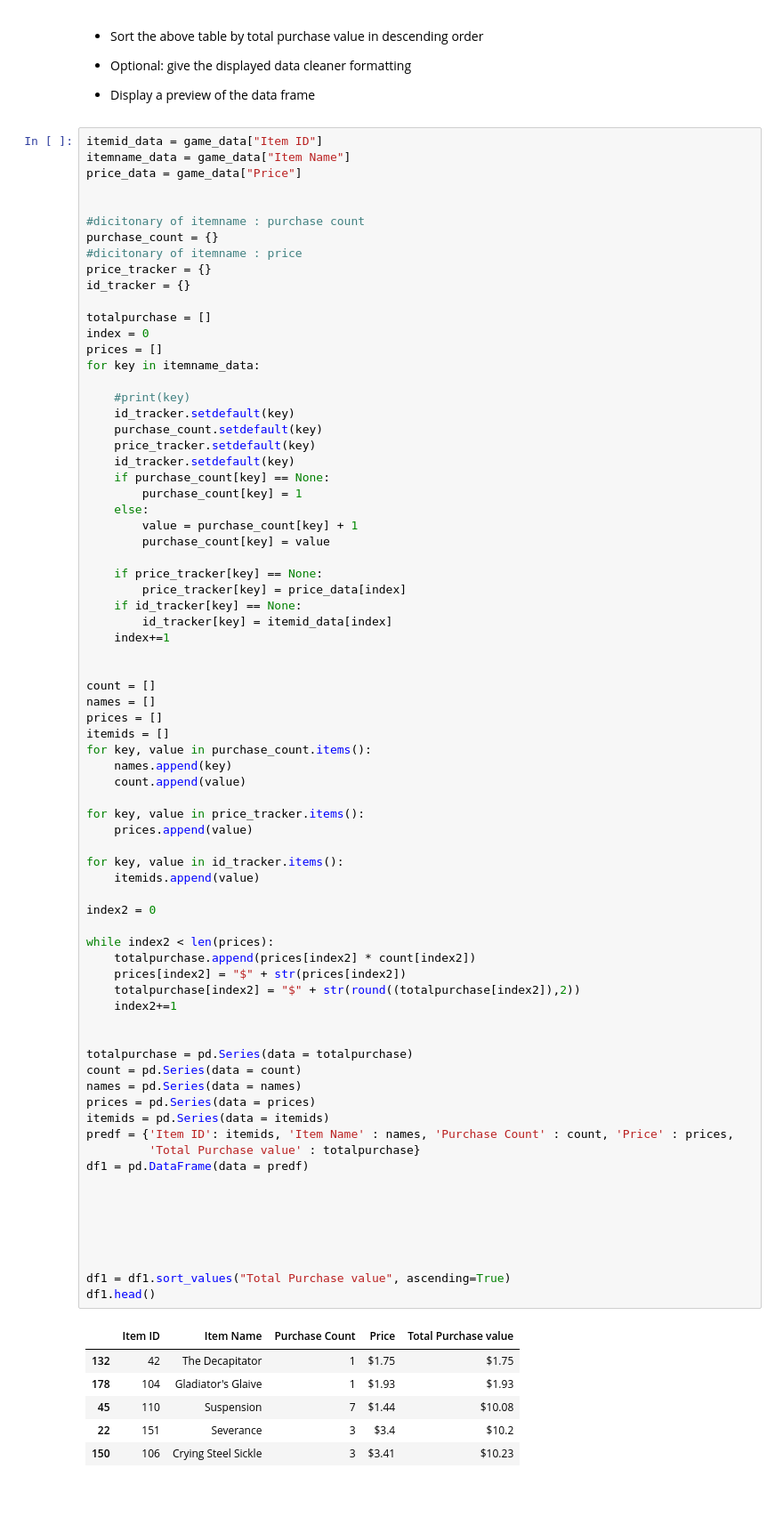
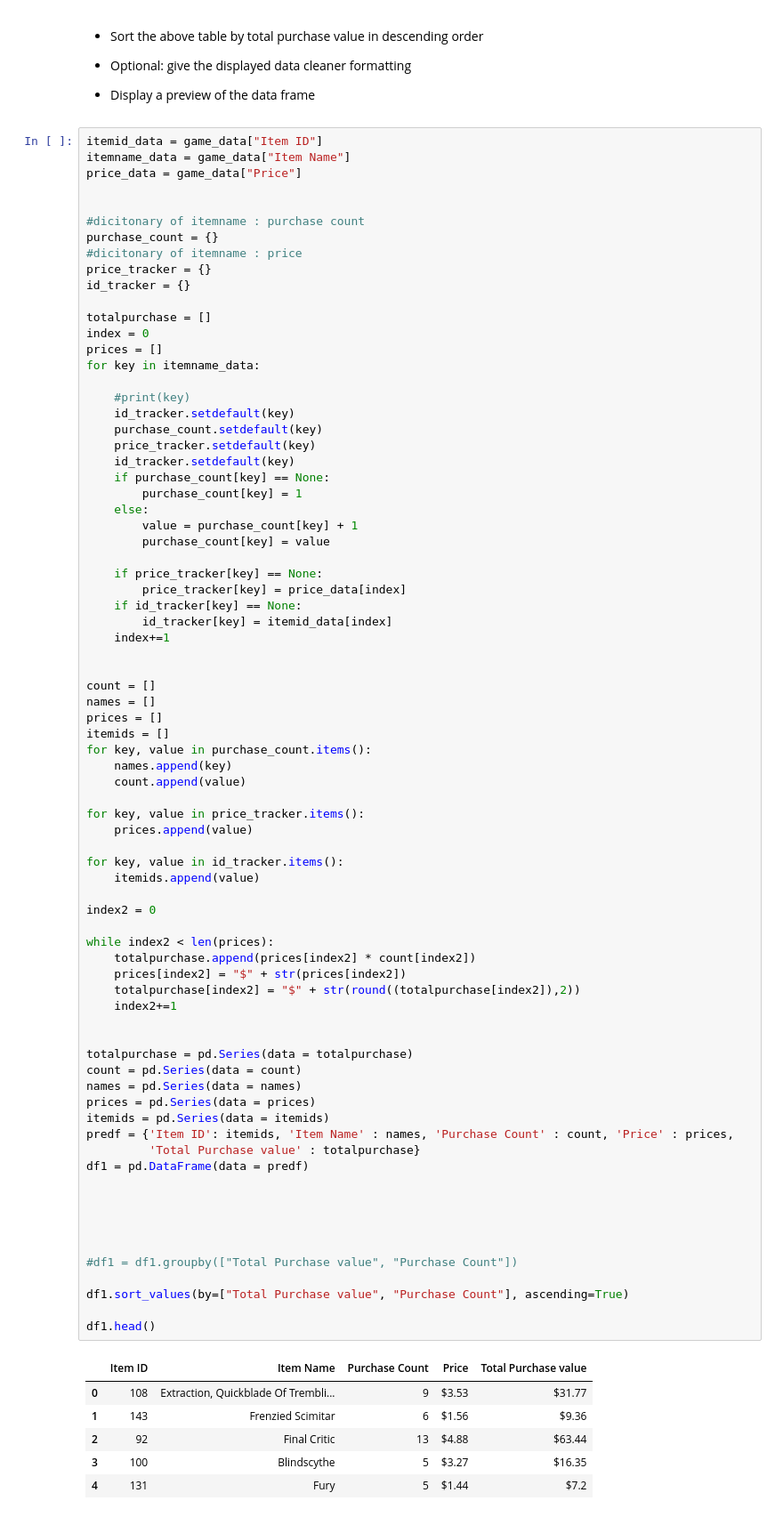
Before and after one commit to jbeachy21/HeroesOfPymoli, a Jupyter notebook: HeroesOfPymoli/HeroesOfPymoli_starter.ipynb, the cells around one changed output. Shown at 89% size. Saved outputs shown, nothing was run; the diff lists cells and outputs as text.

```diff
--- a/HeroesOfPymoli/HeroesOfPymoli_starter.ipynb
+++ b/HeroesOfPymoli/HeroesOfPymoli_starter.ipynb
@@ -657,36 +657,38 @@ for key, value in price_tracker.items():
 
 for key, value in id_tracker.items():
     itemids.append(value)
 
 index2 = 0
 
 while index2 < len(prices):
     totalpurchase.append(prices[index2] * count[index2])
     prices[index2] = "$" + str(prices[index2])
     totalpurchase[index2] = "$" + str(round((totalpurchase[index2]),2))
     index2+=1
 
 
 totalpurchase = pd.Series(data = totalpurchase)
 count = pd.Series(data = count)
 names = pd.Series(data = names)
 prices = pd.Series(data = prices)
 itemids = pd.Series(data = itemids)
 predf = {'Item ID': itemids, 'Item Name' : names, 'Purchase Count' : count, 'Price' : prices,
          'Total Purchase value' : totalpurchase}
 df1 = pd.DataFrame(data = predf)
 
 
 
 
 
+#df1 = df1.groupby(["Total Purchase value", "Purchase Count"])
 
-df1 = df1.sort_values("Total Purchase value", ascending=True)
+df1.sort_values(by=["Total Purchase value", "Purchase Count"], ascending=True)
+
 df1.head()
 # %% [output]
 |  | Item ID | Item Name | Purchase Count | Price | Total Purchase value |
-| 132 | 42 | The Decapitator | 1 | $1.75 | $1.75 |
-| 178 | 104 | Gladiator's Glaive | 1 | $1.93 | $1.93 |
-| 45 | 110 | Suspension | 7 | $1.44 | $10.08 |
-| 22 | 151 | Severance | 3 | $3.4 | $10.2 |
-| 150 | 106 | Crying Steel Sickle | 3 | $3.41 | $10.23 |
+| 0 | 108 | Extraction, Quickblade Of Trembli... | 9 | $3.53 | $31.77 |
+| 1 | 143 | Frenzied Scimitar | 6 | $1.56 | $9.36 |
+| 2 | 92 | Final Critic | 13 | $4.88 | $63.44 |
+| 3 | 100 | Blindscythe | 5 | $3.27 | $16.35 |
+| 4 | 131 | Fury | 5 | $1.44 | $7.2 |
```
